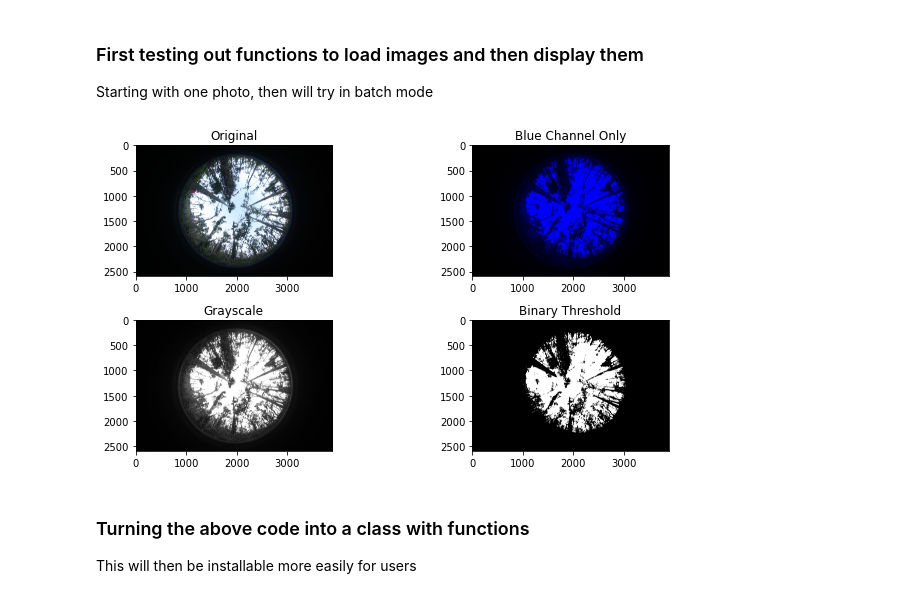
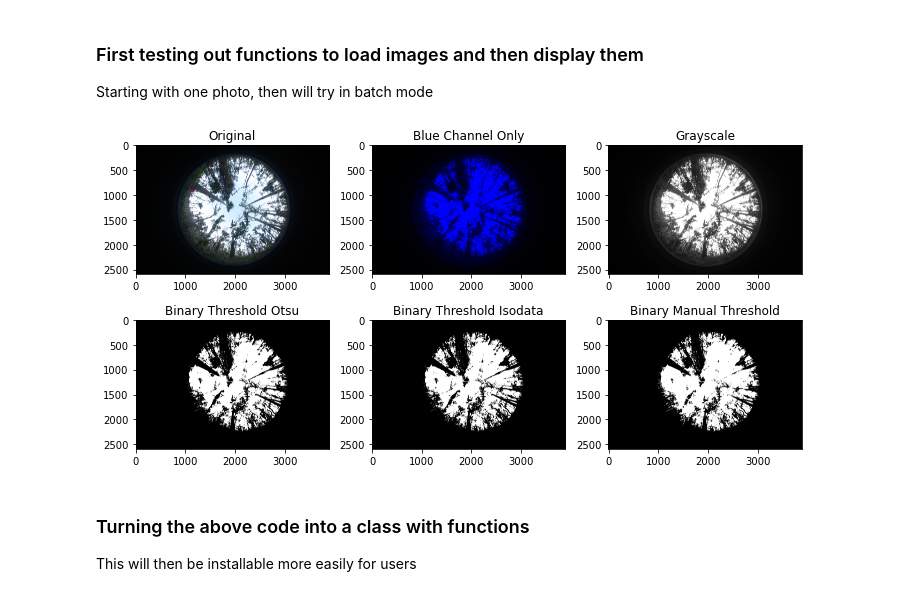
Before and after one commit to Roiak2/Canopy-Openness-from-Hemispheric-Photos, a Jupyter notebook: CanopyOpenness/CanOpenness Demo Script.ipynb, the cells around one changed output. Drawn from its saved outputs; the diff is of its cells as text; code cells hidden in the pictures.

Commit message:
figuring out manual thresholding option

```diff
--- a/CanopyOpenness/CanOpenness Demo Script.ipynb
+++ b/CanopyOpenness/CanOpenness Demo Script.ipynb
@@ -53,36 +54,48 @@ photo_blue = photo.copy() #copying original photo
 #setting only blue channel by setting R and G (0 and 1 indexed in numpy array of image file) to 0
 photo_blue[:,:,0] = 0
 photo_blue[:,:,1] = 0
 
 #converting photo to grayscale
 photo_gray = rgb2gray(photo_blue)
 
 #converting to black and white by thresholding
 
 #set threshold based on otsu algorithm (if above threshold, array set to 1, otherwise 0 creating black-and-white)
 th = threshold_otsu(photo_gray)
 
 #Create new image
 binary = photo_gray > th
 
+#Checking different algorithm
+th2 = threshold_isodata(photo_gray)
+
+binary2 = photo_gray > th2
+
+#manual threshold
+binary3 = np.where(photo_gray > 0.03, True, False)
+
 #plotting all together
-fig, axes = plt.subplots(2, 2, figsize=(10,5)) #setting rows and columns
+fig, axes = plt.subplots(2,3, figsize=(10,5)) #setting rows and columns
 ax = axes.ravel()
 
 ax[0].imshow(photo) #first image
 ax[0].set_title("Original") #title
 ax[1].imshow(photo_blue) #blue channel
 ax[1].set_title("Blue Channel Only") #title
 ax[2].imshow(photo_gray, cmap="gray") #grayscale
 ax[2].set_title("Grayscale") #title
 ax[3].imshow(binary, cmap=plt.cm.gray) #black and white after threshold
-ax[3].set_title("Binary Threshold") #title
+ax[3].set_title("Binary Threshold Otsu") #title
+ax[4].imshow(binary2, cmap=plt.cm.gray) #black and white after threshold
+ax[4].set_title("Binary Threshold Isodata") #title
+ax[5].imshow(binary3, cmap=plt.cm.gray) #black and white after threshold
+ax[5].set_title("Binary Manual Threshold") #title
 
 #output
 fig.tight_layout() #layout tight
 plt.show() #show plot
 # %% [output]
-[figure, old version]
+[figure, new version]
 # %% [markdown]
 ### Turning the above code into a class with functions
 This will then be installable more easily for users
```
Also changed, not shown: parts of 4 cells of this notebook.
